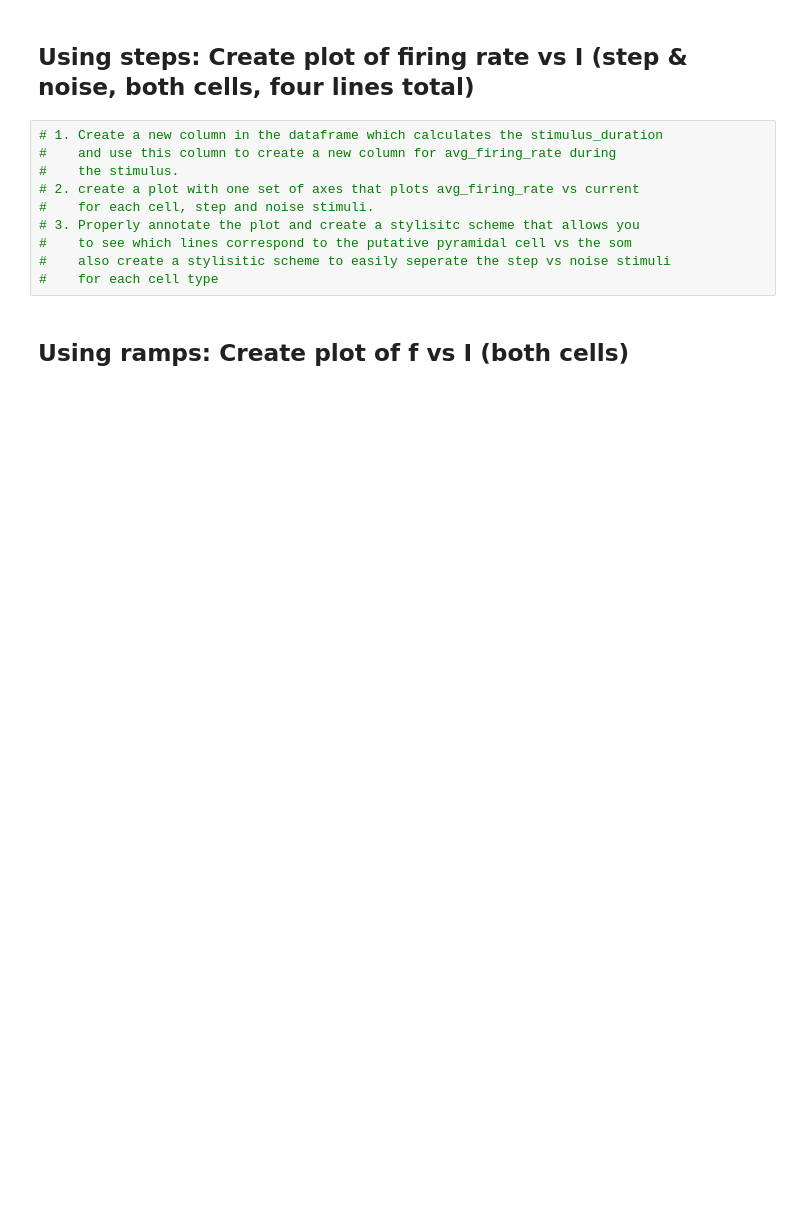
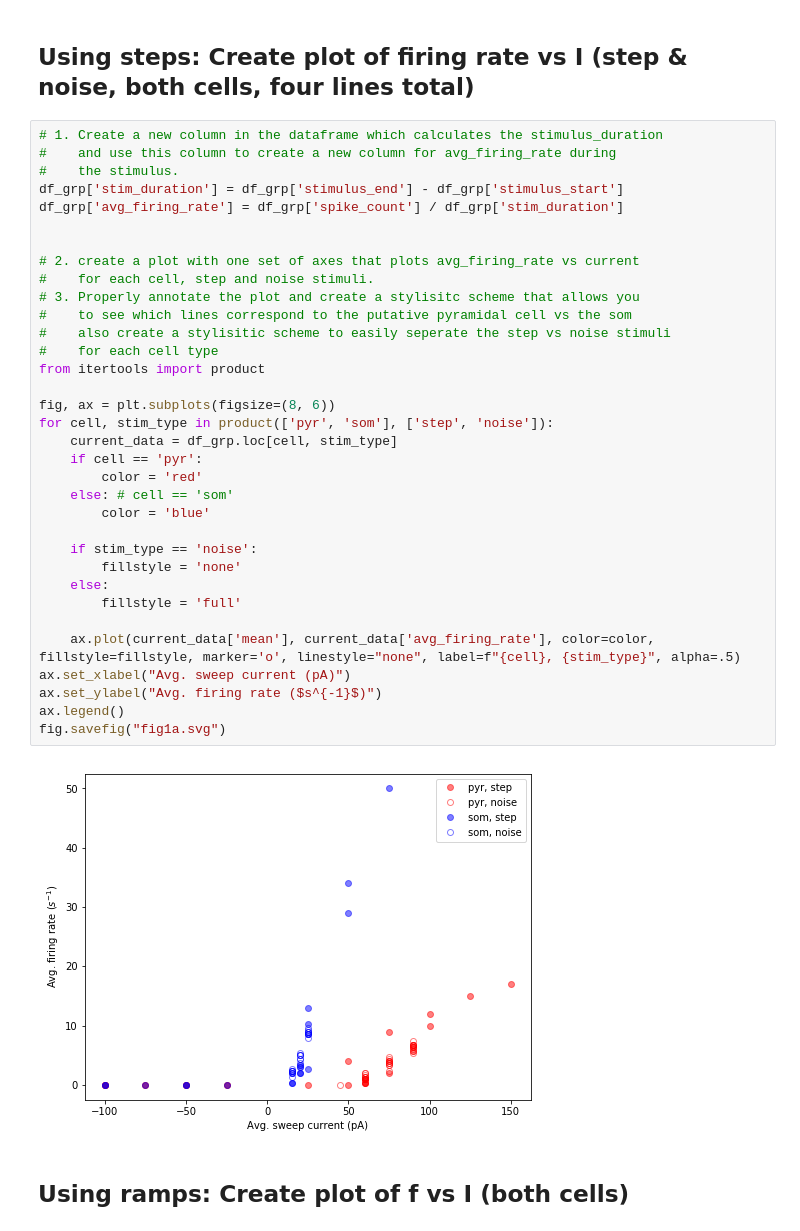
Before and after one commit to badralbanna/quantitative-neuroscience, a Jupyter notebook: (BFA) WS 1.ipynb, the cells around one changed output. Cells and saved outputs as stored; diff of their text form; blank space fills up the shorter version.

```diff
--- a/(BFA) WS 1.ipynb
+++ b/(BFA) WS 1.ipynb
@@ -408,12 +465,38 @@ df_grp.loc[???]
 # %%
 # 1. Create a new column in the dataframe which calculates the stimulus_duration
 #    and use this column to create a new column for avg_firing_rate during
 #    the stimulus.
+df_grp['stim_duration'] = df_grp['stimulus_end'] - df_grp['stimulus_start']
+df_grp['avg_firing_rate'] = df_grp['spike_count'] / df_grp['stim_duration']
+
+
 # 2. create a plot with one set of axes that plots avg_firing_rate vs current
 #    for each cell, step and noise stimuli.
 # 3. Properly annotate the plot and create a stylisitc scheme that allows you
 #    to see which lines correspond to the putative pyramidal cell vs the som
 #    also create a stylisitic scheme to easily seperate the step vs noise stimuli
 #    for each cell type
+from itertools import product
+
+fig, ax = plt.subplots(figsize=(8, 6))
+for cell, stim_type in product(['pyr', 'som'], ['step', 'noise']):
+    current_data = df_grp.loc[cell, stim_type]
+    if cell == 'pyr':
+        color = 'red'
+    else: # cell == 'som'
+        color = 'blue'
+
+    if stim_type == 'noise':
+        fillstyle = 'none'
+    else:
+        fillstyle = 'full'
+
+    ax.plot(current_data['mean'], current_data['avg_firing_rate'], color=color, fillstyle=fillstyle, marker='o', linestyle="none", label=f"{cell}, {stim_type}", alpha=.5)
+ax.set_xlabel("Avg. sweep current (pA)")
+ax.set_ylabel("Avg. firing rate ($s^{-1}$)")
+ax.legend()
+fig.savefig("fig1a.svg")
+# %% [output]
+[figure, added]
 # %% [markdown]
 ## Using ramps: Create plot of f vs I (both cells)
```
Also changed, not shown: parts of 8 cells of this notebook, 1 other file.
